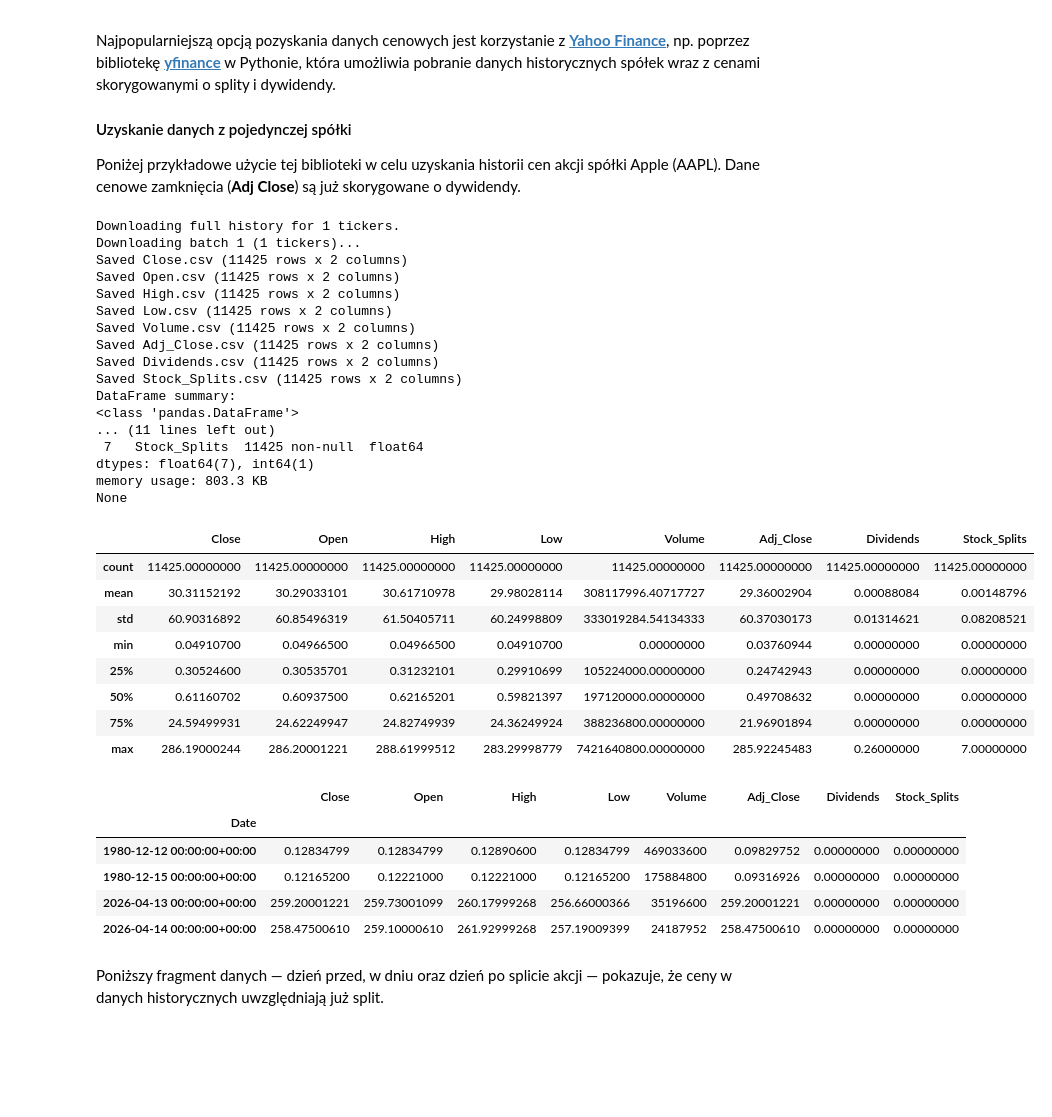
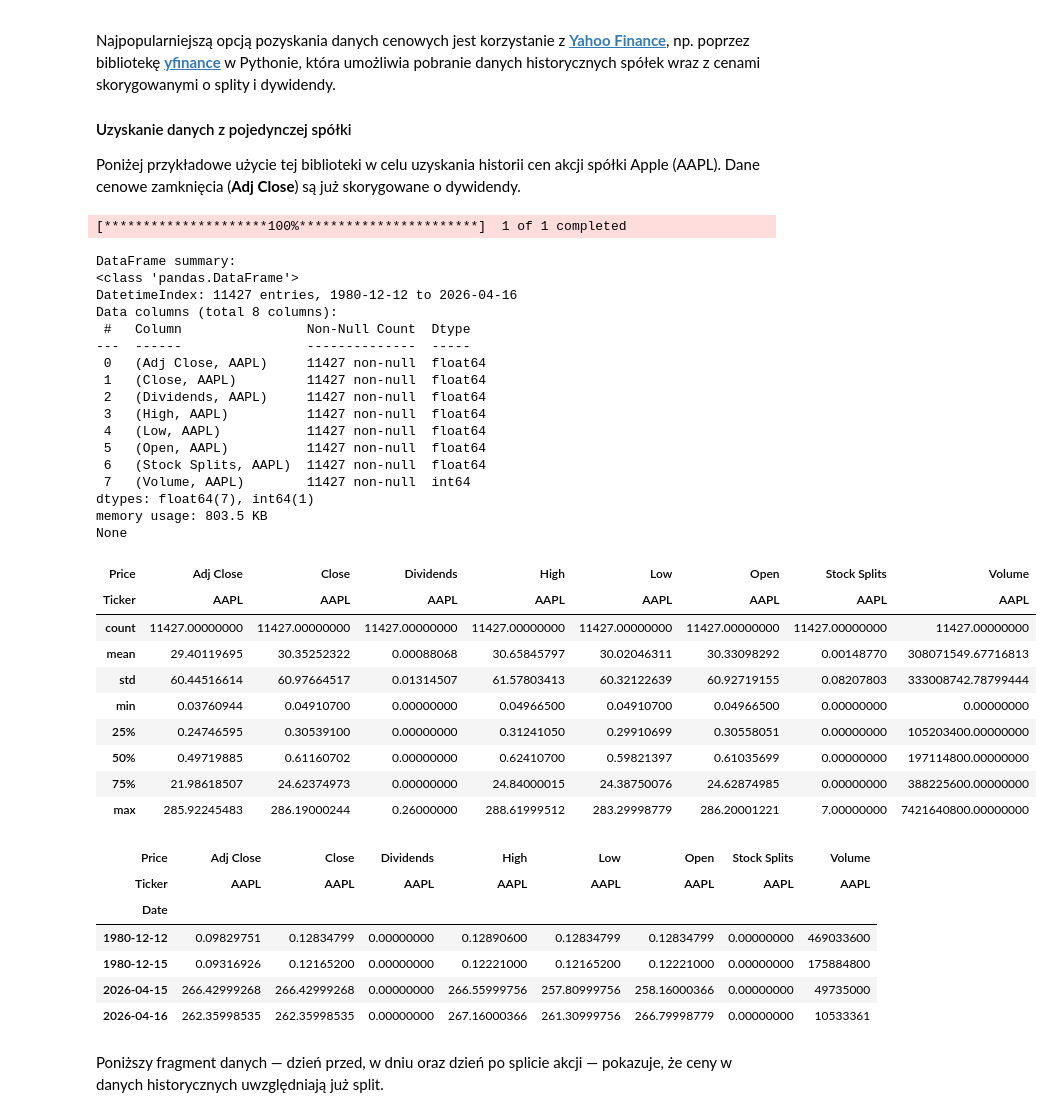
Before and after one commit to MichaelL200/data-driven-stock-portfolio-selection, a Jupyter notebook: notebooks/02b_data_stocks_yf.ipynb, the cells around one changed output. Drawn from its saved outputs; the diff is of its cells as text; code cells hidden in the pictures; blank space fills up the shorter version.

```diff
--- a/notebooks/02b_data_stocks_yf.ipynb
+++ b/notebooks/02b_data_stocks_yf.ipynb
@@ -26,44 +27,48 @@ Najpopularniejszą opcją pozyskania danych cenowych jest korzystanie z [**Yahoo
 #### Uzyskanie danych z pojedynczej spółki
 
 Poniżej przykładowe użycie tej biblioteki w celu uzyskania historii cen akcji spółki Apple (AAPL). Dane cenowe zamknięcia (**Adj Close**) są już skorygowane o dywidendy.
+# %%
+ticker = "AAPL"
+apple = yf.download(ticker, period="max", actions=True, auto_adjust=False)
+# %% [output]
+[*********************100%***********************]  1 of 1 completed
 # %%
-ticker = "AAPL"
-dataset.YahooFinance.download_ticker(ticker)
-apple = dataset.YahooFinance.load_ticker(ticker)
 plots.summarize_df(apple)
 # %% [output]
-Downloading full history for 1 tickers.
-Downloading batch 1 (1 tickers)...
-Saved Close.csv (11425 rows x 2 columns)
-Saved Open.csv (11425 rows x 2 columns)
-Saved High.csv (11425 rows x 2 columns)
-Saved Low.csv (11425 rows x 2 columns)
-Saved Volume.csv (11425 rows x 2 columns)
-Saved Adj_Close.csv (11425 rows x 2 columns)
-Saved Dividends.csv (11425 rows x 2 columns)
-Saved Stock_Splits.csv (11425 rows x 2 columns)
 DataFrame summary:
 <class 'pandas.DataFrame'>
-... (11 lines left out)
- 7   Stock_Splits  11425 non-null  float64
+DatetimeIndex: 11427 entries, 1980-12-12 to 2026-04-16
+Data columns (total 8 columns):
+ #   Column                Non-Null Count  Dtype
+---  ------                --------------  -----
+ 0   (Adj Close, AAPL)     11427 non-null  float64
+ 1   (Close, AAPL)         11427 non-null  float64
+ 2   (Dividends, AAPL)     11427 non-null  float64
+ 3   (High, AAPL)          11427 non-null  float64
+ 4   (Low, AAPL)           11427 non-null  float64
+ 5   (Open, AAPL)          11427 non-null  float64
+ 6   (Stock Splits, AAPL)  11427 non-null  float64
+ 7   (Volume, AAPL)        11427 non-null  int64
 dtypes: float64(7), int64(1)
-memory usage: 803.3 KB
+memory usage: 803.5 KB
 None
-|  | Close | Open | High | Low | Volume | Adj_Close | Dividends | Stock_Splits |
-| count | 11425.00000000 | 11425.00000000 | 11425.00000000 | 11425.00000000 | 11425.00000000 | 11425.00000000 | 11425.00000000 | 11425.00000000 |
-| mean | 30.31152192 | 30.29033101 | 30.61710978 | 29.98028114 | 308117996.40717727 | 29.36002904 | 0.00088084 | 0.00148796 |
-| std | 60.90316892 | 60.85496319 | 61.50405711 | 60.24998809 | 333019284.54134333 | 60.37030173 | 0.01314621 | 0.08208521 |
-| min | 0.04910700 | 0.04966500 | 0.04966500 | 0.04910700 | 0.00000000 | 0.03760944 | 0.00000000 | 0.00000000 |
-| 25% | 0.30524600 | 0.30535701 | 0.31232101 | 0.29910699 | 105224000.00000000 | 0.24742943 | 0.00000000 | 0.00000000 |
-| 50% | 0.61160702 | 0.60937500 | 0.62165201 | 0.59821397 | 197120000.00000000 | 0.49708632 | 0.00000000 | 0.00000000 |
-| 75% | 24.59499931 | 24.62249947 | 24.82749939 | 24.36249924 | 388236800.00000000 | 21.96901894 | 0.00000000 | 0.00000000 |
-| max | 286.19000244 | 286.20001221 | 288.61999512 | 283.29998779 | 7421640800.00000000 | 285.92245483 | 0.26000000 | 7.00000000 |
+| Price | Adj Close | Close | Dividends | High | Low | Open | Stock Splits | Volume |
+| Ticker | AAPL | AAPL | AAPL | AAPL | AAPL | AAPL | AAPL | AAPL |
+| count | 11427.00000000 | 11427.00000000 | 11427.00000000 | 11427.00000000 | 11427.00000000 | 11427.00000000 | 11427.00000000 | 11427.00000000 |
+| mean | 29.40119695 | 30.35252322 | 0.00088068 | 30.65845797 | 30.02046311 | 30.33098292 | 0.00148770 | 308071549.67716813 |
+| std | 60.44516614 | 60.97664517 | 0.01314507 | 61.57803413 | 60.32122639 | 60.92719155 | 0.08207803 | 333008742.78799444 |
+| min | 0.03760944 | 0.04910700 | 0.00000000 | 0.04966500 | 0.04910700 | 0.04966500 | 0.00000000 | 0.00000000 |
+| 25% | 0.24746595 | 0.30539100 | 0.00000000 | 0.31241050 | 0.29910699 | 0.30558051 | 0.00000000 | 105203400.00000000 |
+| 50% | 0.49719885 | 0.61160702 | 0.00000000 | 0.62410700 | 0.59821397 | 0.61035699 | 0.00000000 | 197114800.00000000 |
+| 75% | 21.98618507 | 24.62374973 | 0.00000000 | 24.84000015 | 24.38750076 | 24.62874985 | 0.00000000 | 388225600.00000000 |
+| max | 285.92245483 | 286.19000244 | 0.26000000 | 288.61999512 | 283.29998779 | 286.20001221 | 7.00000000 | 7421640800.00000000 |
-|  | Close | Open | High | Low | Volume | Adj_Close | Dividends | Stock_Splits |
+| Price | Adj Close | Close | Dividends | High | Low | Open | Stock Splits | Volume |
+| Ticker | AAPL | AAPL | AAPL | AAPL | AAPL | AAPL | AAPL | AAPL |
 | Date |  |  |  |  |  |  |  |  |
-| 1980-12-12 00:00:00+00:00 | 0.12834799 | 0.12834799 | 0.12890600 | 0.12834799 | 469033600 | 0.09829752 | 0.00000000 | 0.00000000 |
-| 1980-12-15 00:00:00+00:00 | 0.12165200 | 0.12221000 | 0.12221000 | 0.12165200 | 175884800 | 0.09316926 | 0.00000000 | 0.00000000 |
-| 2026-04-13 00:00:00+00:00 | 259.20001221 | 259.73001099 | 260.17999268 | 256.66000366 | 35196600 | 259.20001221 | 0.00000000 | 0.00000000 |
-| 2026-04-14 00:00:00+00:00 | 258.47500610 | 259.10000610 | 261.92999268 | 257.19009399 | 24187952 | 258.47500610 | 0.00000000 | 0.00000000 |
+| 1980-12-12 | 0.09829751 | 0.12834799 | 0.00000000 | 0.12890600 | 0.12834799 | 0.12834799 | 0.00000000 | 469033600 |
+| 1980-12-15 | 0.09316926 | 0.12165200 | 0.00000000 | 0.12221000 | 0.12165200 | 0.12221000 | 0.00000000 | 175884800 |
+| 2026-04-15 | 266.42999268 | 266.42999268 | 0.00000000 | 266.55999756 | 257.80999756 | 258.16000366 | 0.00000000 | 49735000 |
+| 2026-04-16 | 262.35998535 | 262.35998535 | 0.00000000 | 267.16000366 | 261.30999756 | 266.79998779 | 0.00000000 | 10533361 |
 # %% [markdown]
 Poniższy fragment danych — dzień przed, w dniu oraz dzień po splicie akcji — pokazuje, że ceny w danych historycznych uwzględniają już split.
 # %%
```
Also changed, not shown: parts of 10 cells of this notebook, 2 other files.
